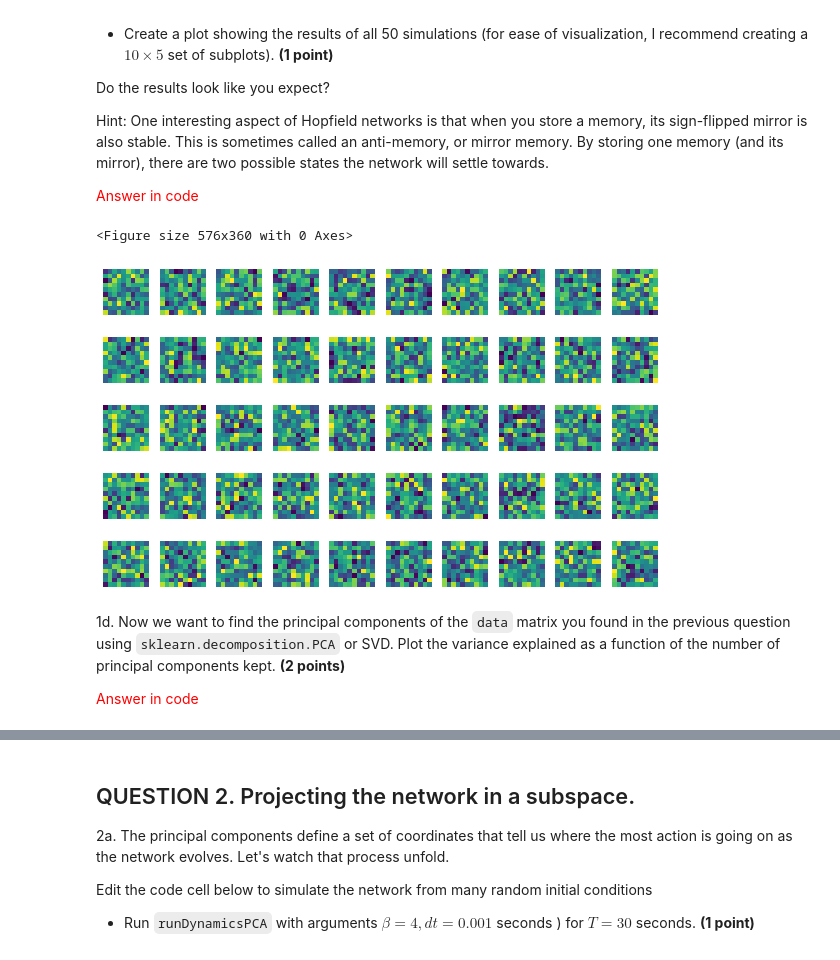
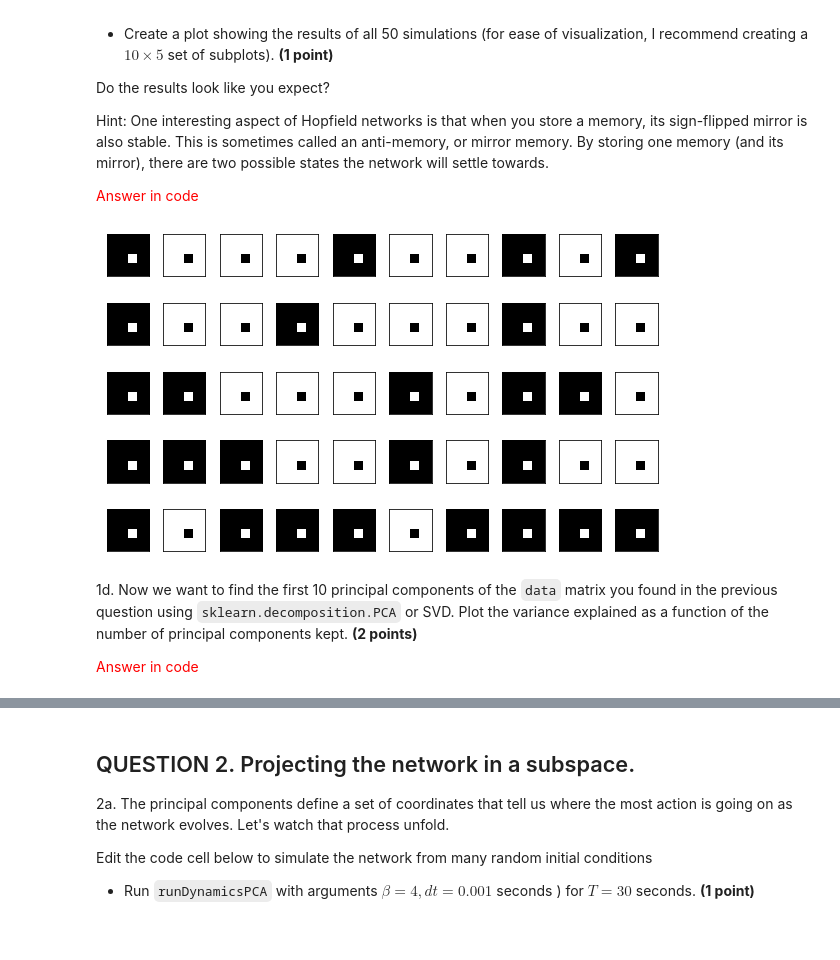
Before and after one commit to karnigili/pni-courses, a Jupyter notebook: 537/pset2_LowDimDynamicsPCA.ipynb, the cells around one changed output, grey strips where cells are left out. Saved outputs shown, nothing was run; the diff lists cells and outputs as text; code cells hidden in the pictures.

```diff
--- a/537/pset2_LowDimDynamicsPCA.ipynb
+++ b/537/pset2_LowDimDynamicsPCA.ipynb
@@ -26,3 +35,8 @@ import matplotlib.pyplot as plt
+# %%
+colors = plt.cm.Dark2(np.linspace(0, 1, 10))
+colors_pairs = plt.cm.Paired(np.linspace(0, 1, 12))
+
+cmap = 'Greys'
 # %% [markdown]
 In this problem set we will be exploring the concept of low dimensional dynamics in neural data. Our starting point will be the Hopfield network.
 # %% [markdown]
@@ -126,0 +160,9 @@ W.shape
+# %%
+# YOUR CODE HERE TO STORE PATTERN IN CONNECTION WEIGHTS
+w_init = np.zeros((100,100))
+W1 = update(mem1.reshape(100), w_init)
+
+plt.imshow(W1, cmap=cmap)
+plt.xticks([])
+plt.yticks([])
+plt.show()
@@ -180,33 +225,32 @@ def runDynamics(u,W,Beta,T,dt):
 T = 30
 dt = 0.001
 Beta = 4
+
+n_sims = 50
+
 # YOUR CODE HERE TO SIMULATE THE NETWORK 50 TIMES
+data_mem1 = np.zeros((n_sims, 100)) # create data matrix to store final states
 
-data = np.zeros((50, 100)) # create data matrix to store final states
-
-W2 = np.zeros((100,100))
-for i in range(50): # simulate model 50 times
-
+for i in tqdm(range(n_sims)): # simulate model 50 times
     # random initial condition here
-    u_noise = generate_noise(100)
-    data[i, :] = runDynamics(u_noise, W2, Beta, T, dt)
+    init_firing_rates = generate_noise(100)
+    data_mem1[i, :] = runDynamics(init_firing_rates, W1, Beta, T, dt)
-# %% [output]
-<Figure size 576x360 with 0 Axes>
 # %%
-fig, axes = plt.subplots(5,10, figsize=(8,5))
-axes = axes.flatten()
-for i, ax in enumerate(axes):
+# plot 50 simulations
+plt.figure(figsize=(8,5))
+for i in range(n_sims):
+    plt.subplot(5,10,i+1)
+    plt.imshow(data_mem1[i, :].reshape(10,10), cmap=cmap)
 
-    ax.imshow(data[i,:].reshape(10,10))
-
-    ax.set_axis_off()
+    plt.xticks([])
+    plt.yticks([])
 
 plt.tight_layout()
 plt.show()
 # %% [output]
-[figure, old version]
+[figure, new version]
 # %% [markdown]
-1d. Now we want to find the principal components of the `data` matrix you found in the previous question using `sklearn.decomposition.PCA` or SVD.
+1d. Now we want to find the first 10 principal components of the `data` matrix you found in the previous question using `sklearn.decomposition.PCA` or SVD.
 Plot the variance explained as a function of the number of principal components kept. **(2 points)**
 
 <font color="red"> Answer in code </font>
```
Also changed, not shown: parts of 66 cells of this notebook, 3 other files.
